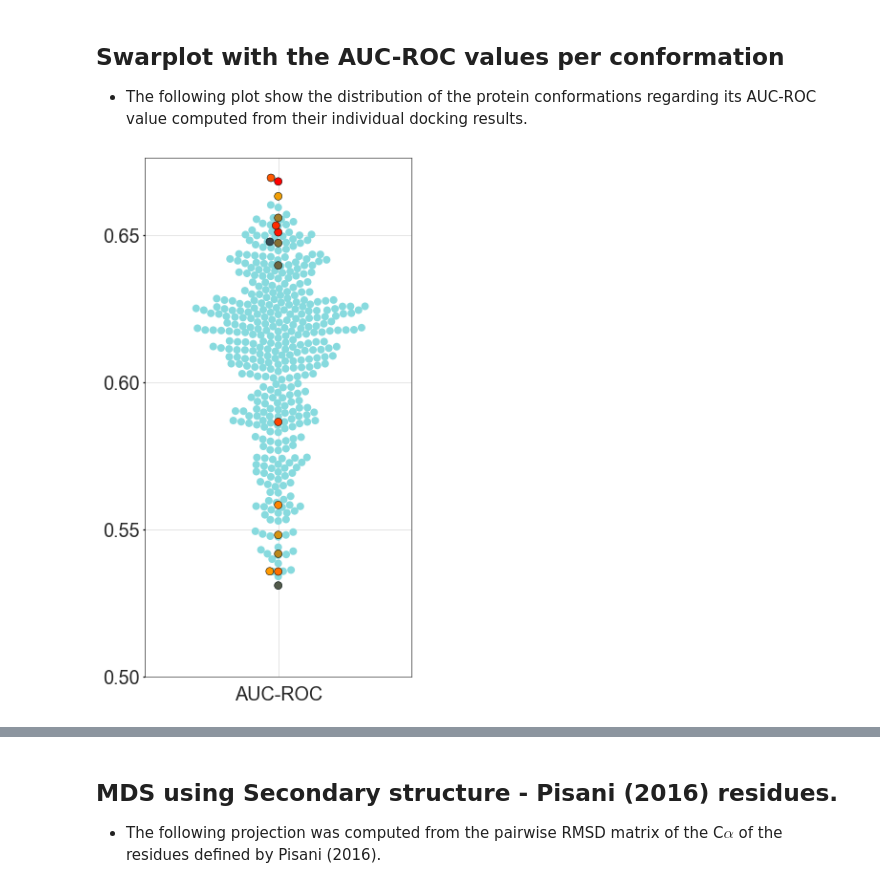
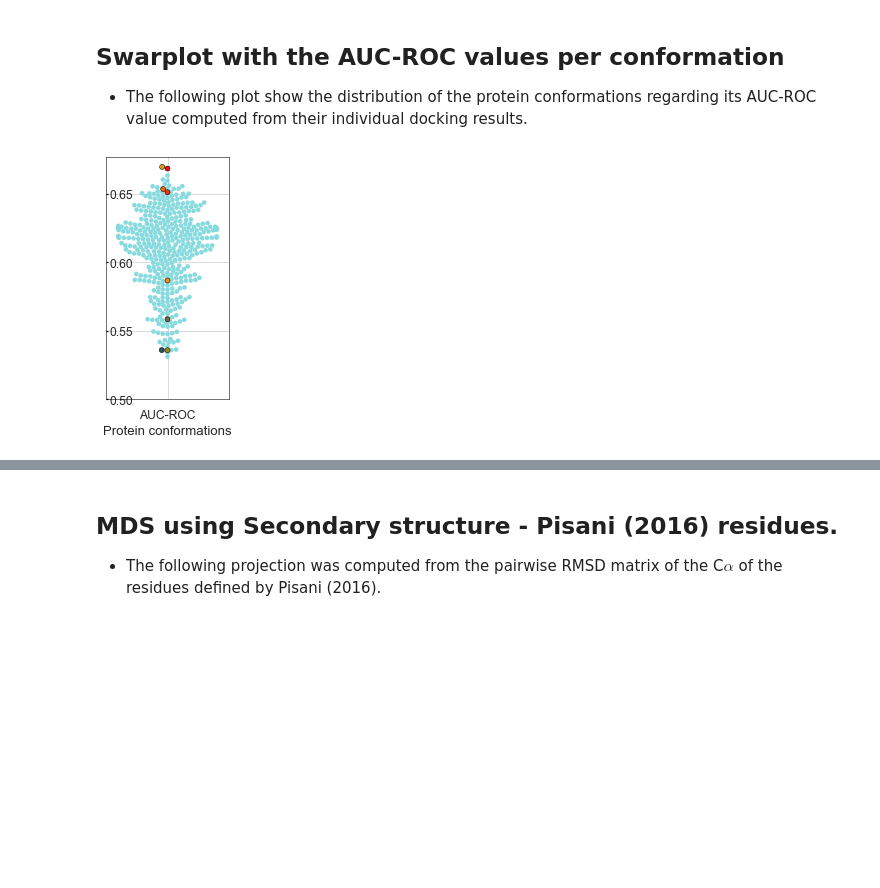
Before and after one commit to jRicciL/ML-ensemble-docking, a Jupyter notebook: cdk2/5_Machine_Learning/7_Best_Confs_MDS.ipynb, the cells around one changed output, grey strips where cells are left out. Cells and saved outputs as stored; diff of their text form; code cells hidden in the pictures; blank space fills up the shorter version.

Commit message:
cMDS plots showing the top 8 RFE conformations

```diff
--- a/cdk2/5_Machine_Learning/7_Best_Confs_MDS.ipynb
+++ b/cdk2/5_Machine_Learning/7_Best_Confs_MDS.ipynb
@@ -55,6 +55,7 @@ df_prot['surf_area'] = df_extra['Pk. SASA']
 
 # ROC-AUC single performance
 df_prot['AUC-ROC'] = df_extra['AUC-ROC']
+df_prot['NEF'] = df_extra['NEF']
 
 df_prot.head(3)
 # %% [output]
@@ -226,56 +168,62 @@ import seaborn as sns
 import matplotlib.ticker as ticker
 from matplotlib.colors import LinearSegmentedColormap
 
+top_confs = 8
+
 # Define the colormap
 cmap = LinearSegmentedColormap.from_list(
     name ='test',
     colors = ["red", "orange", "#374E55"],
-    N = 16
+    N = top_confs
 )
 matplotlib.cm.register_cmap("mycolormap", cmap)
-sns.set(font_scale = 1.8, style = 'whitegrid')
+sns.set(font_scale = 1.1, style = 'whitegrid')
 
 # Filter the
 df_ = df_prot.copy()
 # Get the top 16
-df_['top_mask'] = [2 if i <= 16 else
+df_['top_mask'] = [2 if i <= top_confs else
                    1 for i in df_['rfe_ranking']]
 df_ = df_[['AUC-ROC', 'top_mask', 'rfe_ranking']]\
                     .melt(id_vars=('top_mask',
                                    'rfe_ranking'))
 
-fig, ax = plt.subplots(figsize=(5, 10))
+fig, ax = plt.subplots(figsize=(2.2, 4.45))
 # Blue dots (all conformations)
 np.random.seed(2)
 sns.swarmplot(y = 'value',
               x = 'variable',
               data = df_,
-              size = 8,
+              size = 4.6,
               ax = ax,
               color = '#87DADE')
 # Plot the top RFE 16 conformations
 df_top = df_.query('top_mask == 2')
 np.random.seed(2)
 sns.swarmplot(y = 'value',
               x = 'variable',
               data = df_top,
-              size = 8,
+              size = 5,
               ax  = ax,
               hue ='rfe_ranking',
               edgecolor = 'black',
               linewidth = 0.5,
               palette = 'mycolormap')
 # Axis and labels
 ax.set_yticks(np.arange(0.5, 0.70, .05))
 ax.yaxis.set_major_formatter(ticker.FormatStrFormatter('%0.2f'))
 ax.yaxis.tick_left()
 ax.get_legend().remove()
 ax.tick_params(length = 2, color = 'black', axis = 'y')
-ax.grid(True, linewidth = 0.5)
-ax.set(xlabel = '', ylabel = '')
+ax.grid(True, linewidth = 0.7)
+ax.tick_params(axis="y",direction="in", pad=-27)
+ax.set(xlabel = 'Protein conformations', ylabel = '')
 for axis in ['top','bottom','left','right']:
     ax.spines[axis].set_linewidth(0.55)
     ax.spines[axis].set_edgecolor('black')
+plt.savefig(f'{prot_name}_swarm_auc.pdf')
+
+# Save the picture
 plt.show()
 # %% [output]
-[figure, old version]
+[figure, new version]
```
Also changed, not shown: parts of 9 cells of this notebook, 3 other files.
